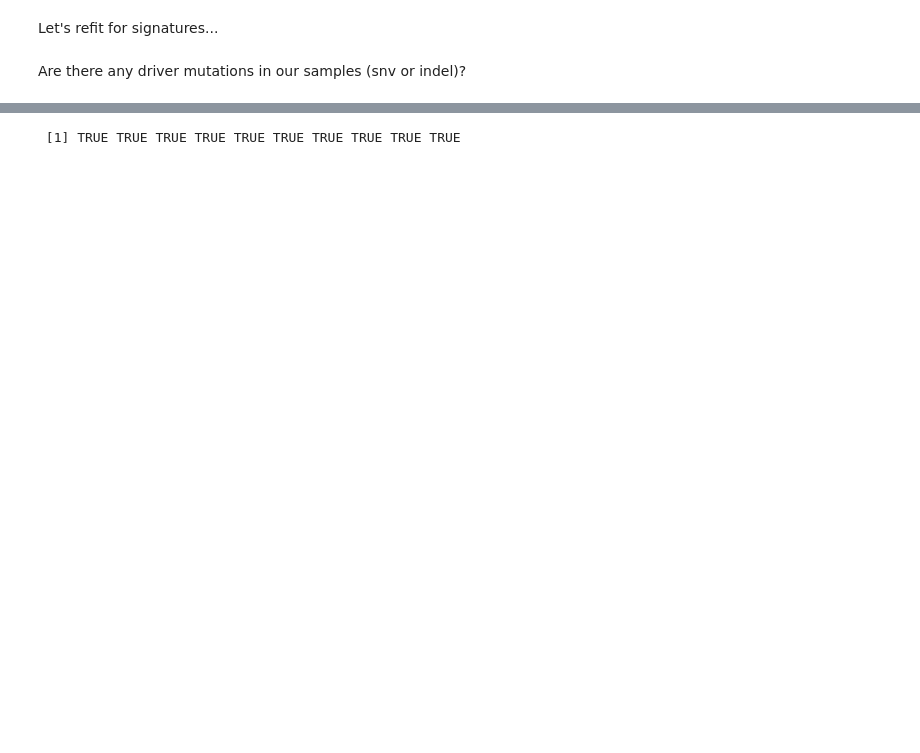
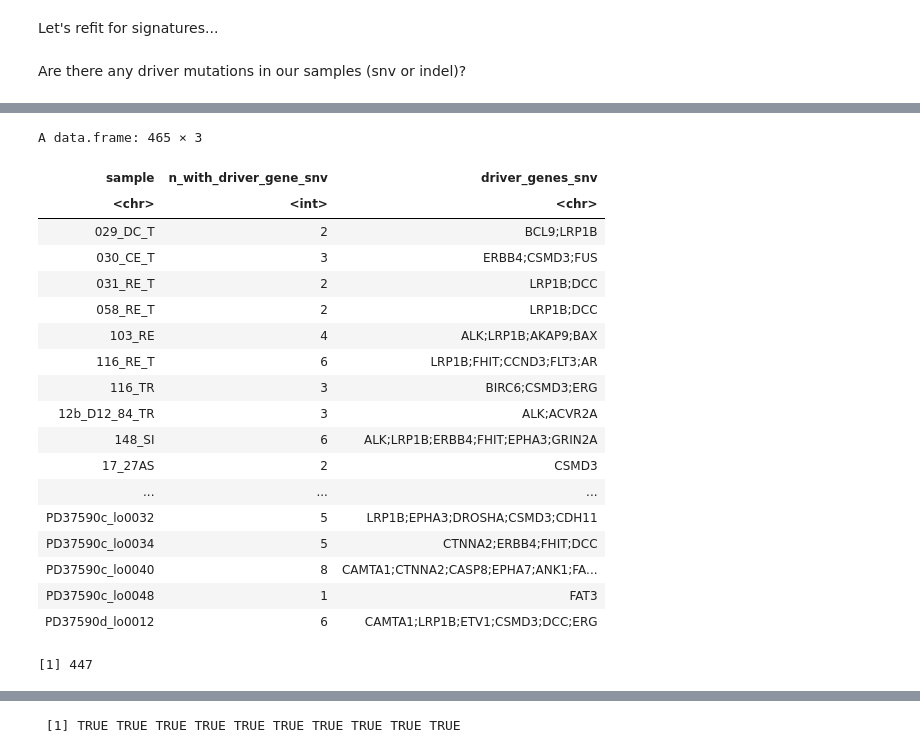
Before and after one commit to laurelhiatt/SEMIColon, a Jupyter notebook: scripts/pks/colibactin_coding.ipynb, the cells around one changed output, grey strips where cells are left out. Saved outputs shown, nothing was run; the diff lists cells and outputs as text; code cells hidden in the pictures; blank space fills up the shorter version.

Commit message:
used CGC gene list for driver genes

```diff
--- a/scripts/pks/colibactin_coding.ipynb
+++ b/scripts/pks/colibactin_coding.ipynb
@@ -105,0 +142,2 @@ contexts_coding <- lapply(contexts, annotate_with_coding_genes, txdb = txdb)
+# %%
+contexts_genic <- lapply(contexts, annotate_with_genes, genes = genes)
@@ -391,3 +481,6 @@ driverGenes = c("APC", "TP53", "KRAS", "BRAF", "PIK3CA", "SMAD4", "FBXW7", "TCF7
+# %%
+# driverGenes = c("APC", "TP53", "KRAS", "BRAF", "PIK3CA", "SMAD4", "FBXW7", "TCF7L2","FAT4", "ATM") from Huber
+driverGenes = c("ACVR1","ACVR2A","AKAP9","AKT1","ALK","AMER1","ANK1","APC","AR","ARID1A","ARID1B","ARID2","ASXL1","ASXL2","ATM","AXIN1","AXIN2","B2M","BAX","BCL9","BCL9L","BCOR","BCORL1","BIRC6","BMP5","BRAF","BRCA2","CAMTA1","CASP8","CASP9","CCND3","CCR4","CCR7","CD209","CDH11","CDK12","CDKN1B","CDKN2A","CHD2","CHD4","CLTCL1","CNTNAP2","COL1A1","COL2A1","COL3A1","CREBBP", "CSMD3", "CTNNA2", "CTNNB1", "CTNND1", "DCC", "DDR2", "DDX6", "DNMT3A", "DROSHA", "EGFR", "ELF3", "EPHA3", "EPHA7", "ERBB2", "ERBB3", "ERBB4", "ERG", "ETV1", "FAM135B", "FAT3", "FAT4", "FBXW7", "FGFR2", "FHIT", "FIP1L1", "FKBP9", "FLNA", "FLT3", "FOXO3" , 	"FOXP1" , 	"FUS" , 	"GNAQ" , 	"GNAS" , 	"GOLGA5" , 	"GRIN2A" , 	"HLA-A" , 	"IDH1" , 	"IL7R" , 	"IRF4" , 	"JUN" , 	"KDM5C" , 	"KDM6A" , 	"KMT2C" , 	"KRAS" , 	"LCP1" , 	"LEF1" ,"LRP1B")
 # %%
 driver_gene_check <- data.frame(
   sample = names(contexts_coding),
@@ -412,0 +510,42 @@ sum(driver_gene_check$n_with_gene > 0)
+# %%
+driver_gene_check_genic <- data.frame(
+  sample = names(contexts_genic),
+  n_with_driver_gene_snv = sapply(
+    contexts_genic,
+    function(df) sum(df$gene_symbol %in% driverGenes, na.rm = TRUE)
+  ),
+  driver_genes_snv = sapply(
+    contexts_genic,
+    function(df) {
+      hits <- unique(df$gene_symbol[df$gene_symbol %in% driverGenes])
+      if (length(hits) == 0) NA_character_ else paste(hits, collapse = ";")
+    }
+  ),
+  row.names = NULL
+)
+# %%
+driver_gene_check_genic
+# %% [output]
+A data.frame: 465 × 3
+| sample | n_with_driver_gene_snv | driver_genes_snv |
+| <chr> | <int> | <chr> |
+| 029_DC_T | 2 | BCL9;LRP1B |
+| 030_CE_T | 3 | ERBB4;CSMD3;FUS |
+| 031_RE_T | 2 | LRP1B;DCC |
+| 058_RE_T | 2 | LRP1B;DCC |
+| 103_RE | 4 | ALK;LRP1B;AKAP9;BAX |
+| 116_RE_T | 6 | LRP1B;FHIT;CCND3;FLT3;AR |
+| 116_TR | 3 | BIRC6;CSMD3;ERG |
+| 12b_D12_84_TR | 3 | ALK;ACVR2A |
+| 148_SI | 6 | ALK;LRP1B;ERBB4;FHIT;EPHA3;GRIN2A |
+| 17_27AS | 2 | CSMD3 |
+| ... | ... | ... |
+| PD37590c_lo0032 | 5 | LRP1B;EPHA3;DROSHA;CSMD3;CDH11 |
+| PD37590c_lo0034 | 5 | CTNNA2;ERBB4;FHIT;DCC |
+| PD37590c_lo0040 | 8 | CAMTA1;CTNNA2;CASP8;EPHA7;ANK1;FA... |
+| PD37590c_lo0048 | 1 | FAT3 |
+| PD37590d_lo0012 | 6 | CAMTA1;LRP1B;ETV1;CSMD3;DCC;ERG |
+# %%
+sum(driver_gene_check_genic$n_with_gene > 0)
+# %% [output]
+[1] 447
```
Also changed, not shown: parts of 18 cells of this notebook, 4 other files.
